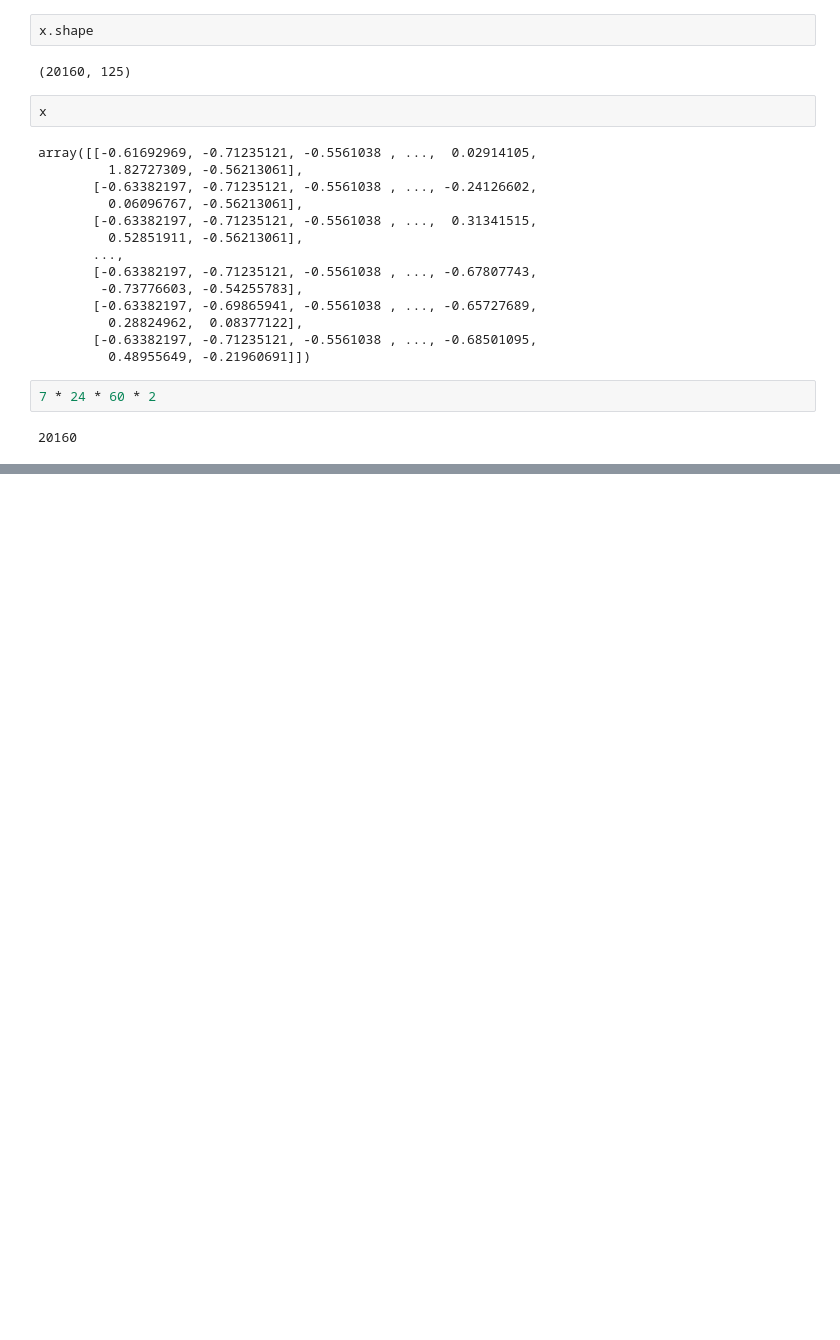
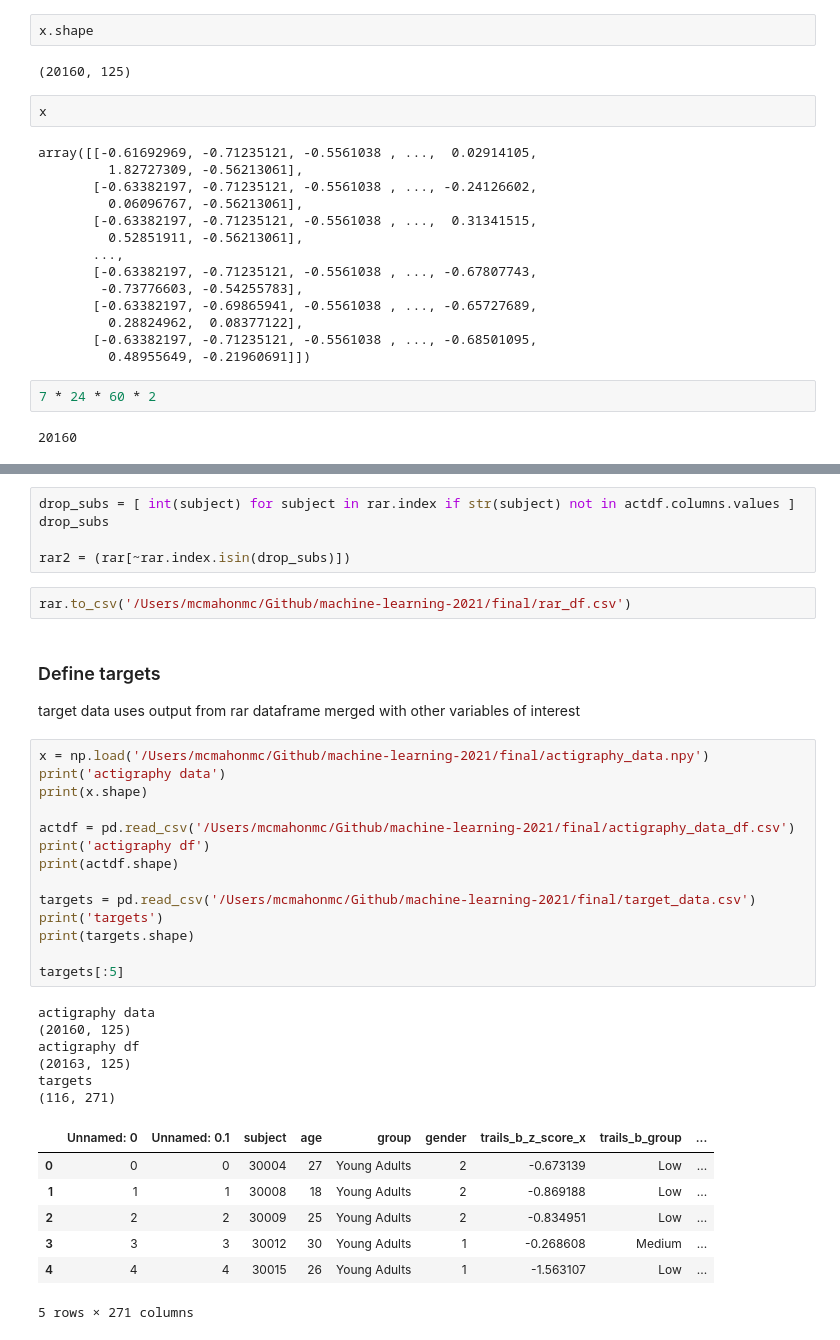
Before and after one commit to mcmahonmc/machine-learning-2021, a Jupyter notebook: final/Final Project.ipynb, the cells around one changed output, grey strips where cells are left out. Saved outputs shown, nothing was run; the diff lists cells and outputs as text; blank space fills up the shorter version.

```diff
--- a/final/Final Project.ipynb
+++ b/final/Final Project.ipynb
@@ -177,0 +271,39 @@ array([[-0.61692969, -0.71235121, -0.5561038 , ...,  0.02914105,
+# %%
+drop_subs = [ int(subject) for subject in rar.index if str(subject) not in actdf.columns.values ]
+drop_subs
+
+rar2 = (rar[~rar.index.isin(drop_subs)])
+# %%
+rar.to_csv('/Users/mcmahonmc/Github/machine-learning-2021/final/rar_df.csv')
+# %% [markdown]
+### Define targets
+
+target data uses output from rar dataframe merged with other variables of interest
+# %%
+x = np.load('/Users/mcmahonmc/Github/machine-learning-2021/final/actigraphy_data.npy')
+print('actigraphy data')
+print(x.shape)
+
+actdf = pd.read_csv('/Users/mcmahonmc/Github/machine-learning-2021/final/actigraphy_data_df.csv')
+print('actigraphy df')
+print(actdf.shape)
+
+targets = pd.read_csv('/Users/mcmahonmc/Github/machine-learning-2021/final/target_data.csv')
+print('targets')
+print(targets.shape)
+
+targets[:5]
+# %% [output]
+actigraphy data
+(20160, 125)
+actigraphy df
+(20163, 125)
+targets
+(116, 271)
+|  | Unnamed: 0 | Unnamed: 0.1 | subject | age | group | gender | trails_b_z_score_x | trails_b_group | ... |
+| 0 | 0 | 0 | 30004 | 27 | Young Adults | 2 | -0.673139 | Low | ... |
+| 1 | 1 | 1 | 30008 | 18 | Young Adults | 2 | -0.869188 | Low | ... |
+| 2 | 2 | 2 | 30009 | 25 | Young Adults | 2 | -0.834951 | Low | ... |
+| 3 | 3 | 3 | 30012 | 30 | Young Adults | 1 | -0.268608 | Medium | ... |
+| 4 | 4 | 4 | 30015 | 26 | Young Adults | 1 | -1.563107 | Low | ... |
+5 rows × 271 columns
```
Also changed, not shown: parts of 54 cells of this notebook, 5 other files.
